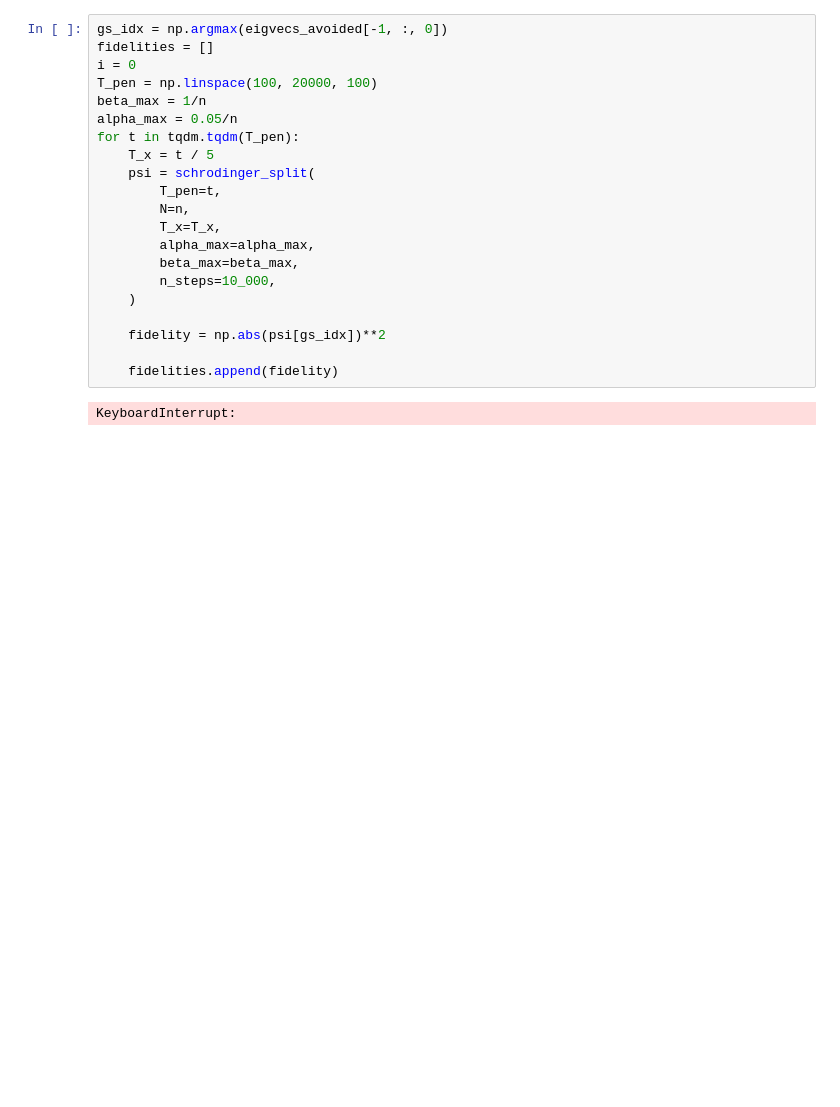
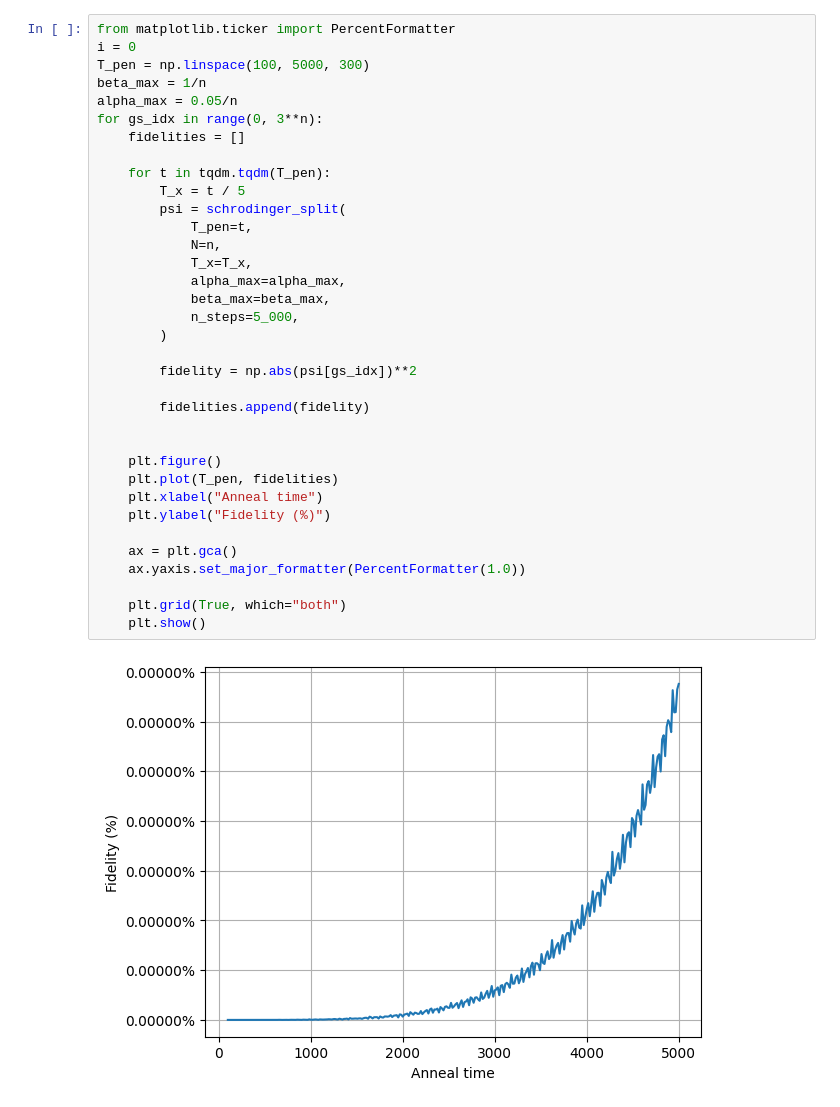
Before and after one commit to Secretmud/zermelos-navigation-problem, a Jupyter notebook: src/LandauZener.ipynb, the cells around one changed output. Saved outputs shown, nothing was run; the diff lists cells and outputs as text; blank space fills up the shorter version.

```diff
--- a/src/LandauZener.ipynb
+++ b/src/LandauZener.ipynb
@@ -154,23 +158,37 @@ plt.show()
 # %%
-gs_idx = np.argmax(eigvecs_avoided[-1, :, 0])
-fidelities = []
+from matplotlib.ticker import PercentFormatter
 i = 0
-T_pen = np.linspace(100, 20000, 100)
+T_pen = np.linspace(100, 5000, 300)
 beta_max = 1/n
 alpha_max = 0.05/n
-for t in tqdm.tqdm(T_pen):
-    T_x = t / 5
-    psi = schrodinger_split(
-        T_pen=t,
-        N=n,
-        T_x=T_x,
-        alpha_max=alpha_max,
-        beta_max=beta_max,
-        n_steps=10_000,
-    )
+for gs_idx in range(0, 3**n):
+    fidelities = []
 
-    fidelity = np.abs(psi[gs_idx])**2
+    for t in tqdm.tqdm(T_pen):
+        T_x = t / 5
+        psi = schrodinger_split(
+            T_pen=t,
+            N=n,
+            T_x=T_x,
+            alpha_max=alpha_max,
+            beta_max=beta_max,
+            n_steps=5_000,
+        )
 
-    fidelities.append(fidelity)
+        fidelity = np.abs(psi[gs_idx])**2
+
+        fidelities.append(fidelity)
+
+
+    plt.figure()
+    plt.plot(T_pen, fidelities)
+    plt.xlabel("Anneal time")
+    plt.ylabel("Fidelity (%)")
+
+    ax = plt.gca()
+    ax.yaxis.set_major_formatter(PercentFormatter(1.0))
+
+    plt.grid(True, which="both")
+    plt.show()
 # %% [output]
-KeyboardInterrupt:
+[figure, added]
```
Also changed, not shown: parts of 5 cells of this notebook, 2 other files.
